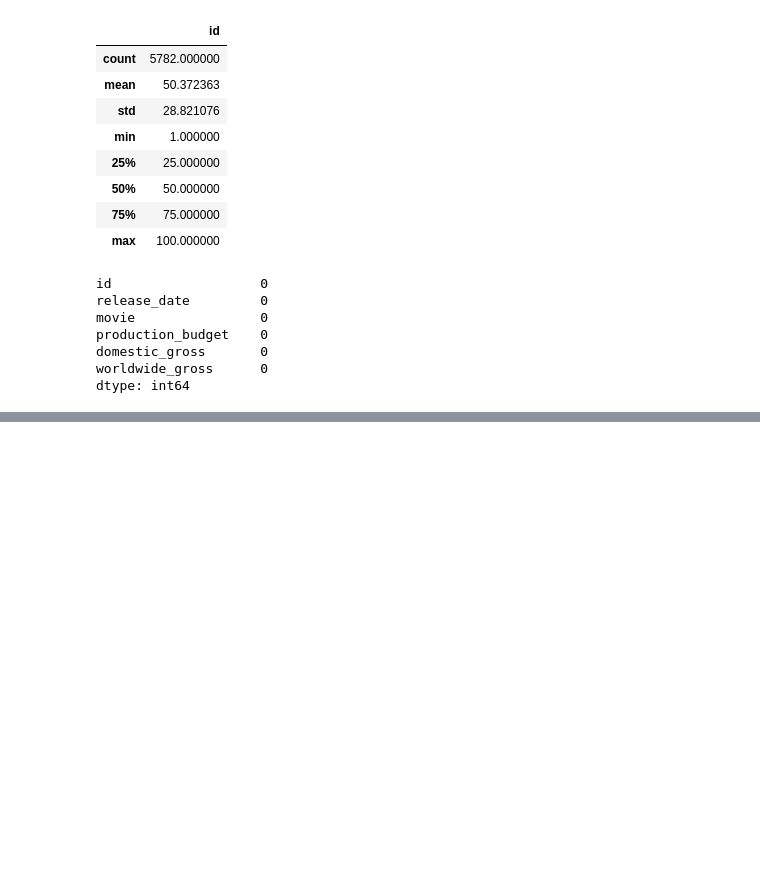
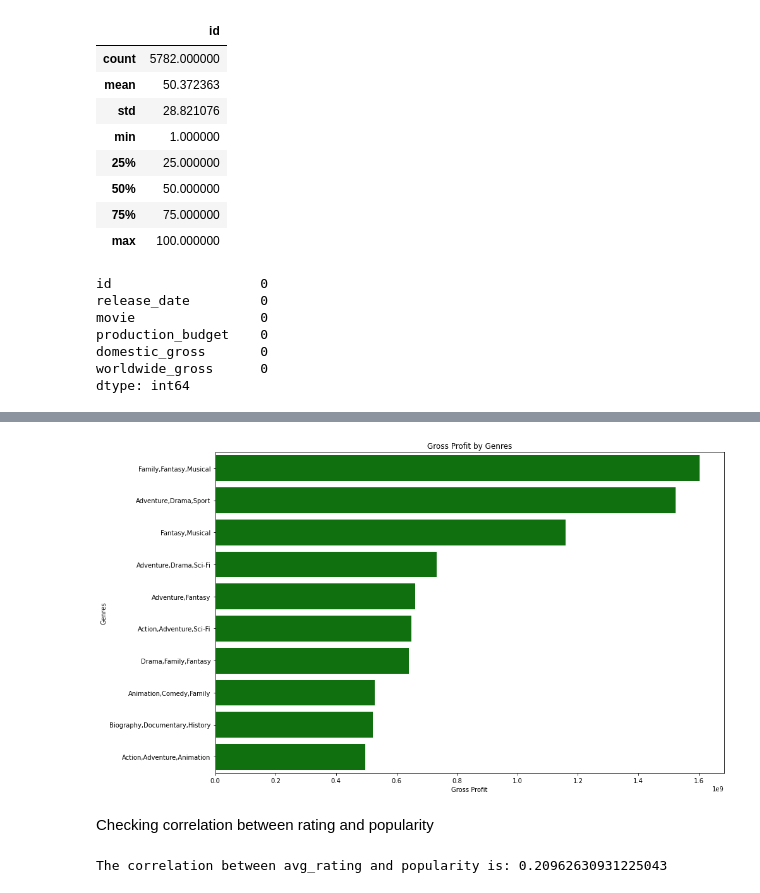
Before and after one commit to lauramwichekha/Analysis-of-Box-Office-Trends-for-Microsoft-Movie-Studio, a Jupyter notebook: index.ipynb, the cells around one changed output, grey strips where cells are left out. Saved outputs shown, nothing was run; the diff lists cells and outputs as text; code cells hidden in the pictures; blank space fills up the shorter version.

```diff
--- a/index.ipynb
+++ b/index.ipynb
@@ -407,0 +414,7 @@ merged_dataset.head()
+# %%
+# Merging Two DataFrames and setting column 'genres' as the index
+merged_data = pd.merge(merged_dataset, the_numbers, how='inner', on='original_title')
+
+
+# Viewing 5 sampled rows of the merged DataFrames
+merged_data.head(5)
@@ -407,0 +428,12 @@ merged_dataset.head()
+# %%
+#Just to ensure that we have all the data that is required, we need to add some few columns; total_gross, gross_profit and avg_rating
+
+# Creating new column of 'total_gross'
+merged_data['total_gross'] = merged_data['domestic_gross'] + merged_data['worldwide_gross']
+
+# Creating another column of difference between total gross and production budget
+# it will the gross profits made since the release of those movies
+merged_data['gross_profit'] = merged_data['total_gross'] - merged_data['production_budget']
+
+# Create new column of average rating
+merged_data['avg_rating'] = (merged_data['vote_average'] + merged_data['averagerating'])/2
@@ -407,0 +442,9 @@ merged_dataset.head()
+# %%
+# Create a dataFrame and Group by 'genre' and calculate the average 'gross profit' for each genre
+# then sort the dataframe by gross profit from highest to lowest
+most_profitable = merged_data.groupby('genres')['gross_profit'].mean().reset_index()\
+.sort_values(by='gross_profit', ascending=False)
+
+# Give the top 10 most profitable genres a variable "most profitable genres"
+most_profitable_genres = most_profitable.head(10)
+most_profitable_genres
@@ -407,0 +463,34 @@ merged_dataset.head()
+# %%
+# Plot a barplot for the most profitable genres in the film industry
+
+# Set the size of the plot
+plt.figure(figsize=(14, 8))
+
+# Create a horizontal bar plot using seaborn
+sns.barplot(x='gross_profit', y='genres', data=most_profitable_genres, color='green')
+
+# Set plot title and labels
+plt.title('Gross Profit by Genres')
+plt.xlabel('Gross Profit')
+plt.ylabel('Genres')
+
+# Show the plot
+plt.tight_layout()
+plt.show();
+# %% [output]
+[figure, added]
+# %% [markdown]
+Checking correlation between rating and popularity
+# %%
+# Create another DataFrame of variable "find_correlation" which we will be using
+# to find correlation between average rating and popularity of all the genres
+find_correlation = merged_data.groupby('genres')[['avg_rating', 'popularity']].mean()\
+    .reset_index().sort_values(by='avg_rating', ascending=False)
+
+# We now finding correlation between average rating and popularity
+correlation = find_correlation['avg_rating'].corr(find_correlation['popularity'])
+
+
+print(f"The correlation between avg_rating and popularity is: {correlation}")
+# %% [output]
+The correlation between avg_rating and popularity is: 0.20962630931225043
```
Also changed, not shown: parts of 33 cells of this notebook.
